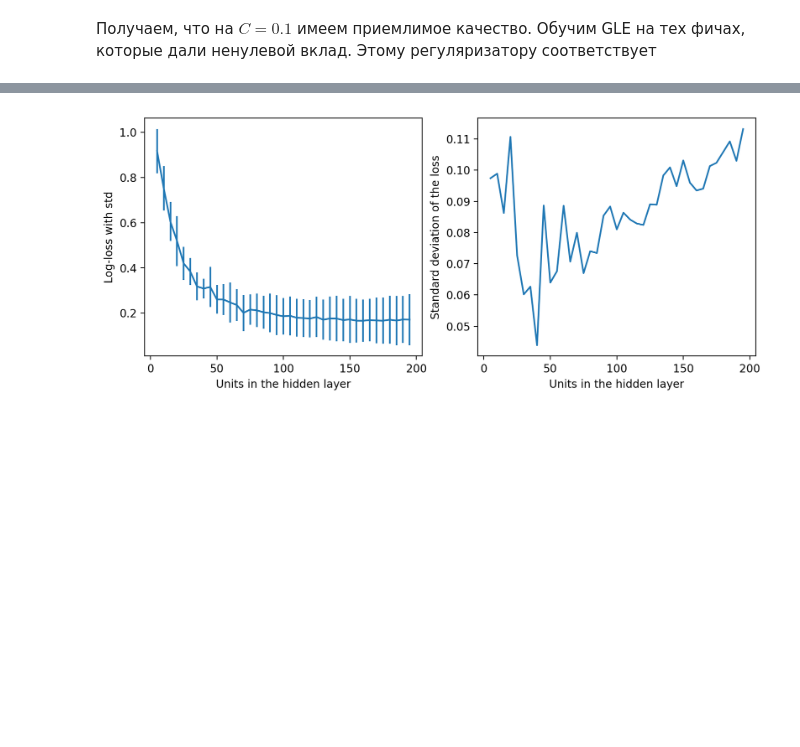
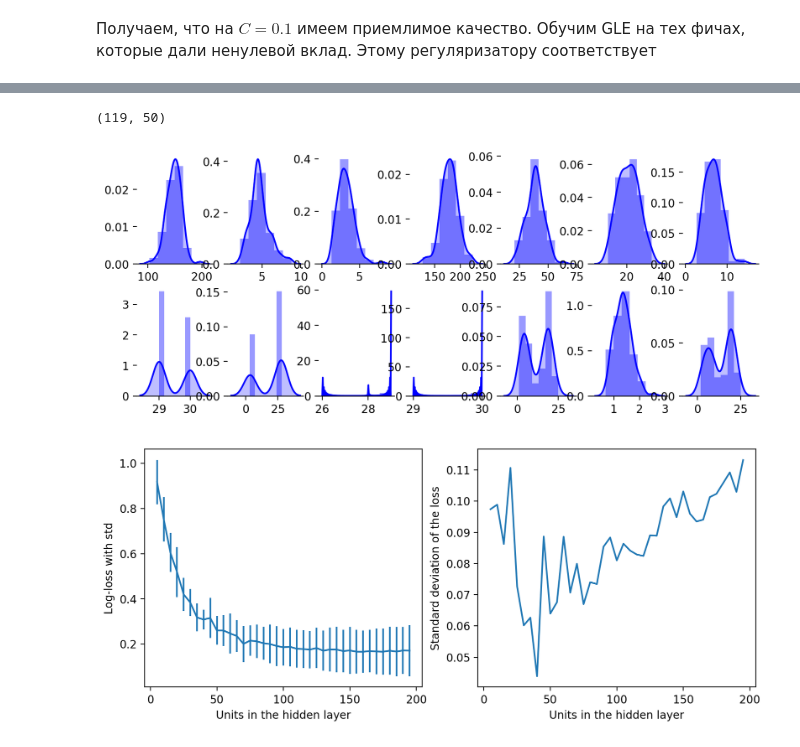
Before and after one commit to Intelligent-Systems-Phystech/BSThesis, a Jupyter notebook: Ivanychev2018/code/Learn.ipynb, the cells around one changed output, grey strips where cells are left out. Saved outputs shown, nothing was run; the diff lists cells and outputs as text; code cells hidden in the pictures; blank space fills up the shorter version.

```diff
--- a/Ivanychev2018/code/Learn.ipynb
+++ b/Ivanychev2018/code/Learn.ipynb
@@ -354,3 +354,17 @@ np.mean(regd_linear_model_error)
+# %%
+temp.shape
+# %% [output]
+(119, 50)
+# %%
+f, axes = plt.subplots(2, 7, figsize=(10, 4), dpi=200)
+sns.despine(left=True)
+indices = np.where(feature_index)[0]
+for idx, axis in enumerate(itertools.chain.from_iterable(axes)):
+#     sns.distplot(temp[:, indices[idx]], hist=False, color="g", kde_kws={"shade": True}, ax=axis)
+    sns.distplot(temp[:, indices[idx]], kde_kws={"shade": True}, color="b", ax=axis, bins=6)
+plt.savefig("../pics/features_unimodality_chosen.png")
+# %% [output]
+[figure, added]
 # %%
 f, axes = plt.subplots(1, 2, dpi=200, sharex=True)
 f.set_size_inches(10, 4)
```
Also changed, not shown: parts of 5 cells of this notebook, 26 other files.
